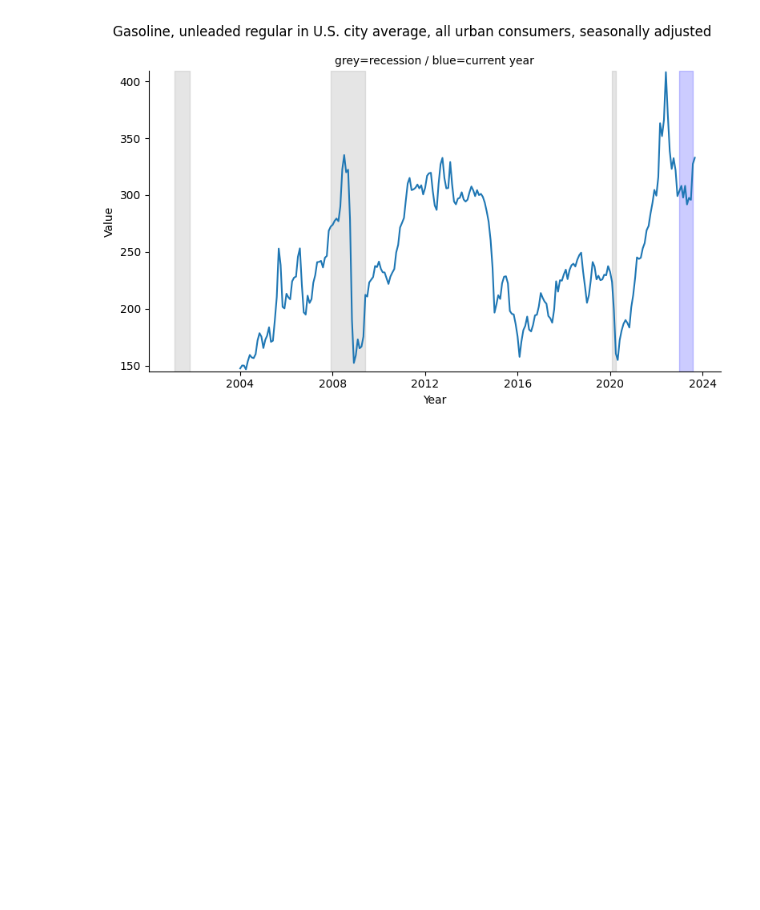
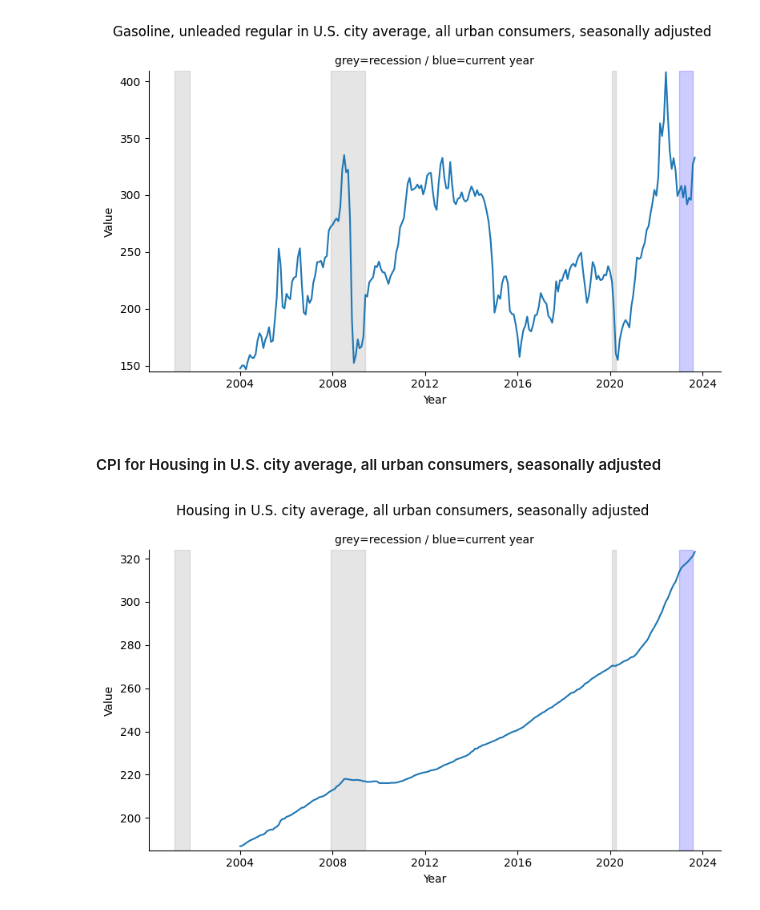
Before and after one commit to pybokeh/data-sets, a Jupyter notebook: cpi/BLS_API.ipynb, the cells around one changed output. Saved outputs shown, nothing was run; the diff lists cells and outputs as text; code cells hidden in the pictures; blank space fills up the shorter version.

```diff
--- a/cpi/BLS_API.ipynb
+++ b/cpi/BLS_API.ipynb
@@ -195,3 +223,13 @@ plot_series_id(
 )
 # %% [output]
 [figure]
+# %% [markdown]
+#### CPI for Housing in U.S. city average, all urban consumers, seasonally adjusted
+# %%
+plot_series_id(
+    series_id='CUSR0000SAH',
+    series_descr='Housing in U.S. city average, all urban consumers, seasonally adjusted',
+    bls_key=bls_key
+)
+# %% [output]
+[figure, added]
```
Also changed, not shown: parts of 10 cells of this notebook.
